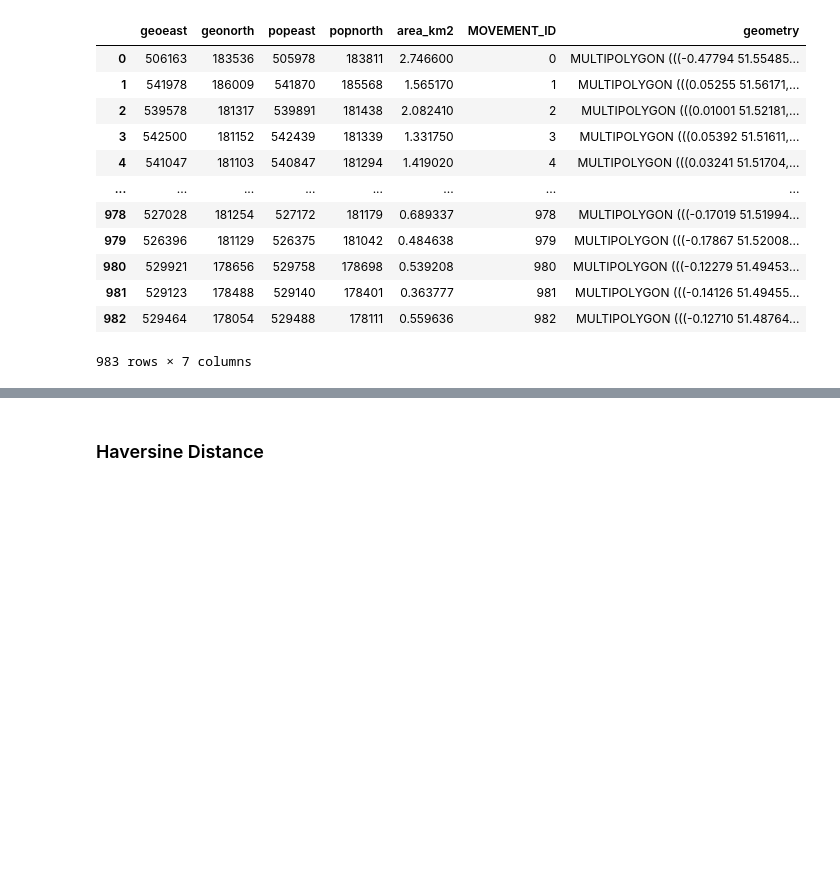
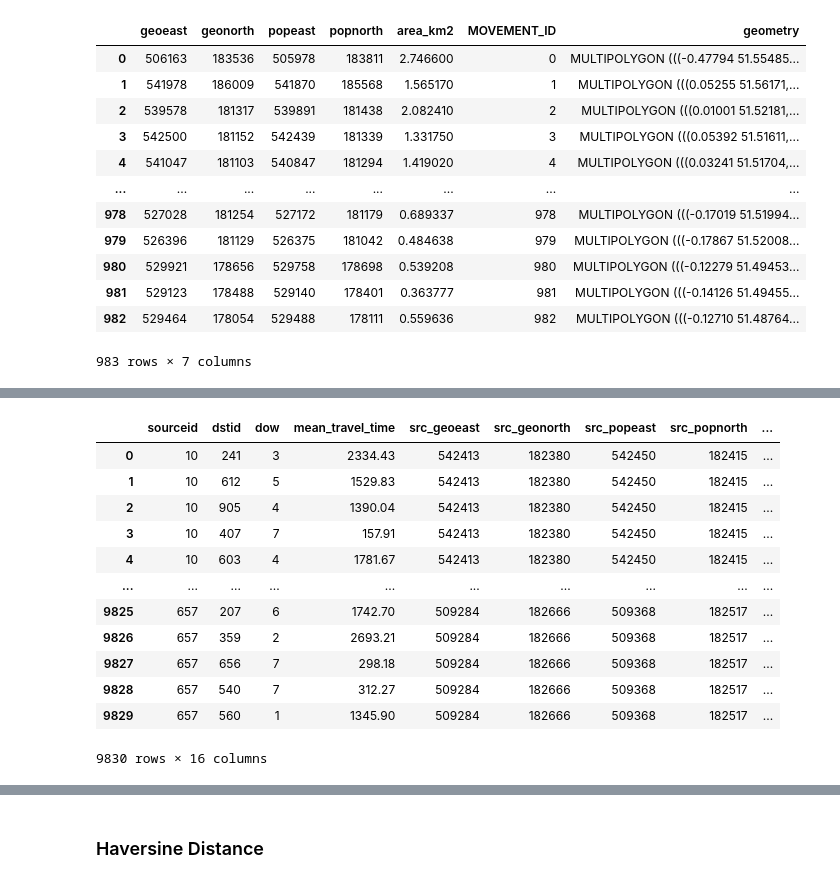
Before and after one commit to aliyusifov99/mec-ds-competition, a Jupyter notebook: Elnur/model-orderly.ipynb, the cells around one changed output, grey strips where cells are left out. Cells and saved outputs as stored; diff of their text form; code cells hidden in the pictures; blank space fills up the shorter version.

```diff
--- a/Elnur/model-orderly.ipynb
+++ b/Elnur/model-orderly.ipynb
@@ -148,0 +187,18 @@ df_json
+# %%
+df_train['geo_distance'] = np.sqrt(((df_train['src_geoeast'] - df_train['dst_geoeast'])**2) + (df_train['src_geonorth'] - df_train['dst_geonorth'])**2)
+df_train['pop_distance'] = np.sqrt(((df_train['src_popeast'] - df_train['dst_popeast'])**2) + (df_train['src_popnorth'] - df_train['dst_popnorth'])**2)
+df_train
+# %% [output]
+|  | sourceid | dstid | dow | mean_travel_time | src_geoeast | src_geonorth | src_popeast | src_popnorth | ... |
+| 0 | 10 | 241 | 3 | 2334.43 | 542413 | 182380 | 542450 | 182415 | ... |
+| 1 | 10 | 612 | 5 | 1529.83 | 542413 | 182380 | 542450 | 182415 | ... |
+| 2 | 10 | 905 | 4 | 1390.04 | 542413 | 182380 | 542450 | 182415 | ... |
+| 3 | 10 | 407 | 7 | 157.91 | 542413 | 182380 | 542450 | 182415 | ... |
+| 4 | 10 | 603 | 4 | 1781.67 | 542413 | 182380 | 542450 | 182415 | ... |
+| ... | ... | ... | ... | ... | ... | ... | ... | ... | ... |
+| 9825 | 657 | 207 | 6 | 1742.70 | 509284 | 182666 | 509368 | 182517 | ... |
+| 9826 | 657 | 359 | 2 | 2693.21 | 509284 | 182666 | 509368 | 182517 | ... |
+| 9827 | 657 | 656 | 7 | 298.18 | 509284 | 182666 | 509368 | 182517 | ... |
+| 9828 | 657 | 540 | 7 | 312.27 | 509284 | 182666 | 509368 | 182517 | ... |
+| 9829 | 657 | 560 | 1 | 1345.90 | 509284 | 182666 | 509368 | 182517 | ... |
+9830 rows × 16 columns
```
Also changed, not shown: parts of 3 cells of this notebook.
